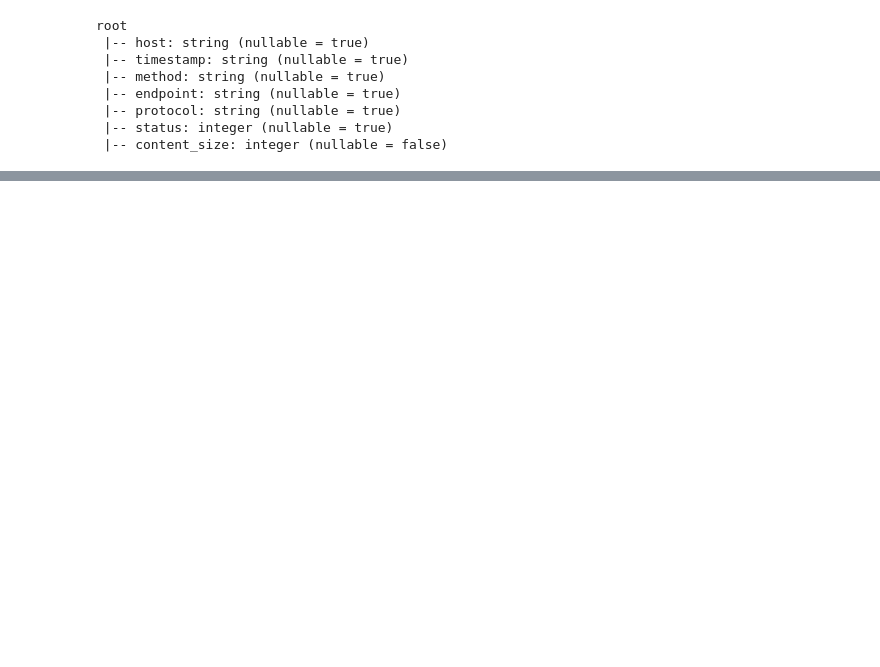
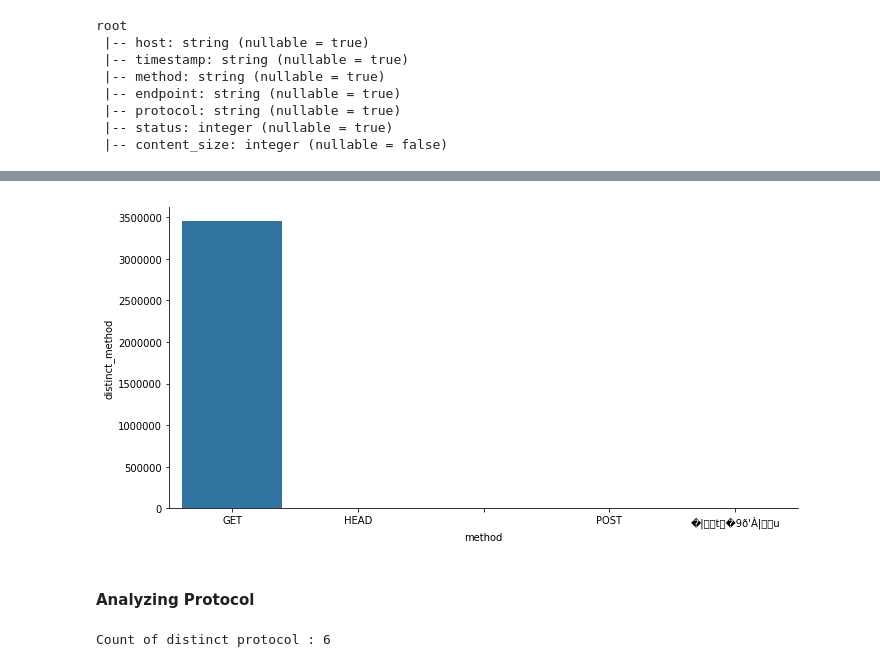
Before and after one commit to sumit-kumar-singh/LogAnalysisUsingPyspark, a Jupyter notebook: Notebook.ipynb, the cells around one changed output, grey strips where cells are left out. Saved outputs shown, nothing was run; the diff lists cells and outputs as text; code cells hidden in the pictures; blank space fills up the shorter version.

```diff
--- a/Notebook.ipynb
+++ b/Notebook.ipynb
@@ -353,0 +693,17 @@ NOTE : Here timestamp column is of string type, so we have convert it into times
+# %%
+# use catplot for ploting graph
+method_bar_graph = sns.catplot(x='method', y='distinct_method',
+                               data=method_pd,
+                               kind='bar', height=5, aspect=2)
+# %% [output]
+[figure, added]
+# %% [markdown]
+#### Analyzing  Protocol
+# %%
+# get count of distinct protocol
+protocol_df = (processed_data_df.select('protocol') \
+                              .distinct() \
+                              .count())
+print('Count of distinct protocol :', protocol_df)
+# %% [output]
+Count of distinct protocol : 6
```
Also changed, not shown: parts of 76 cells of this notebook.
